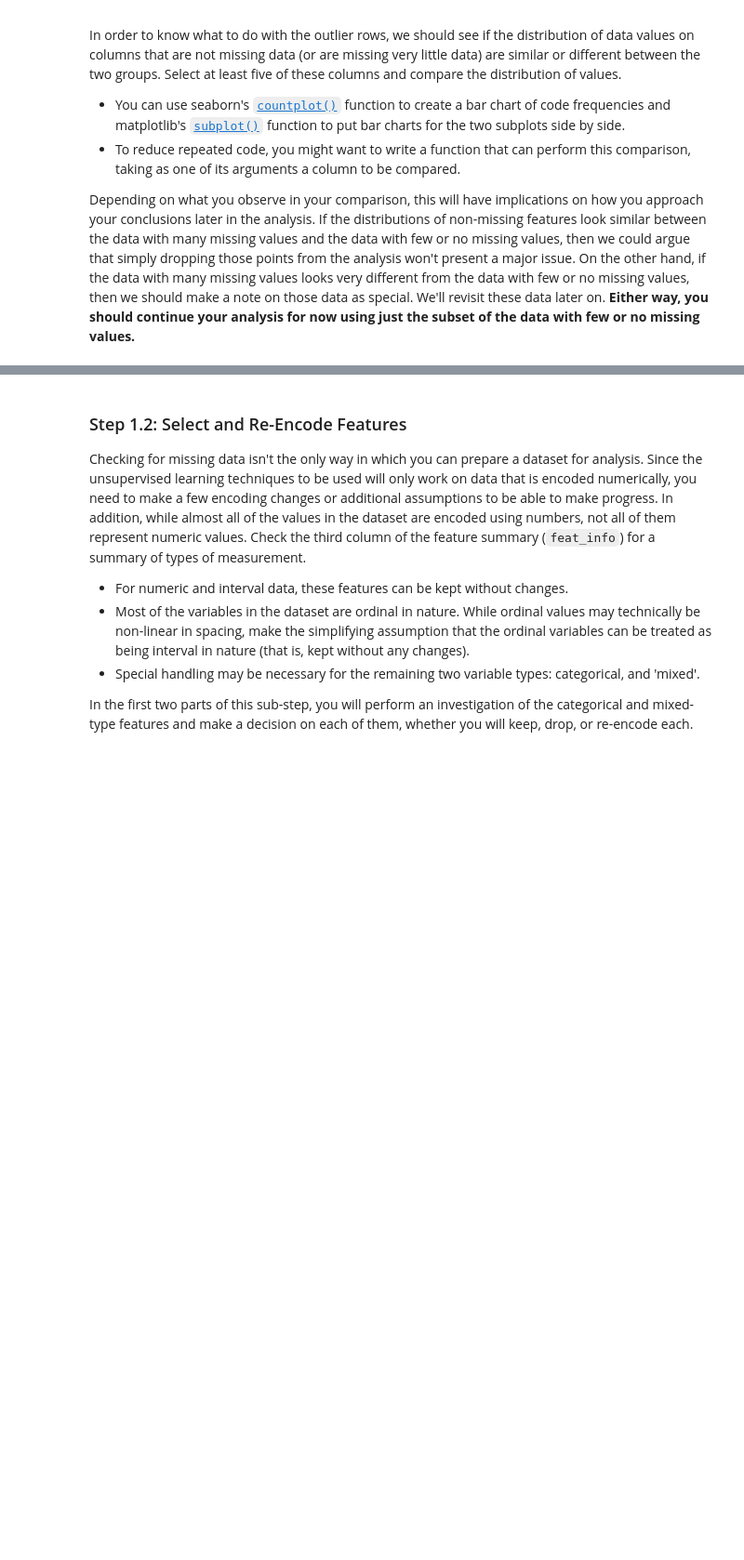
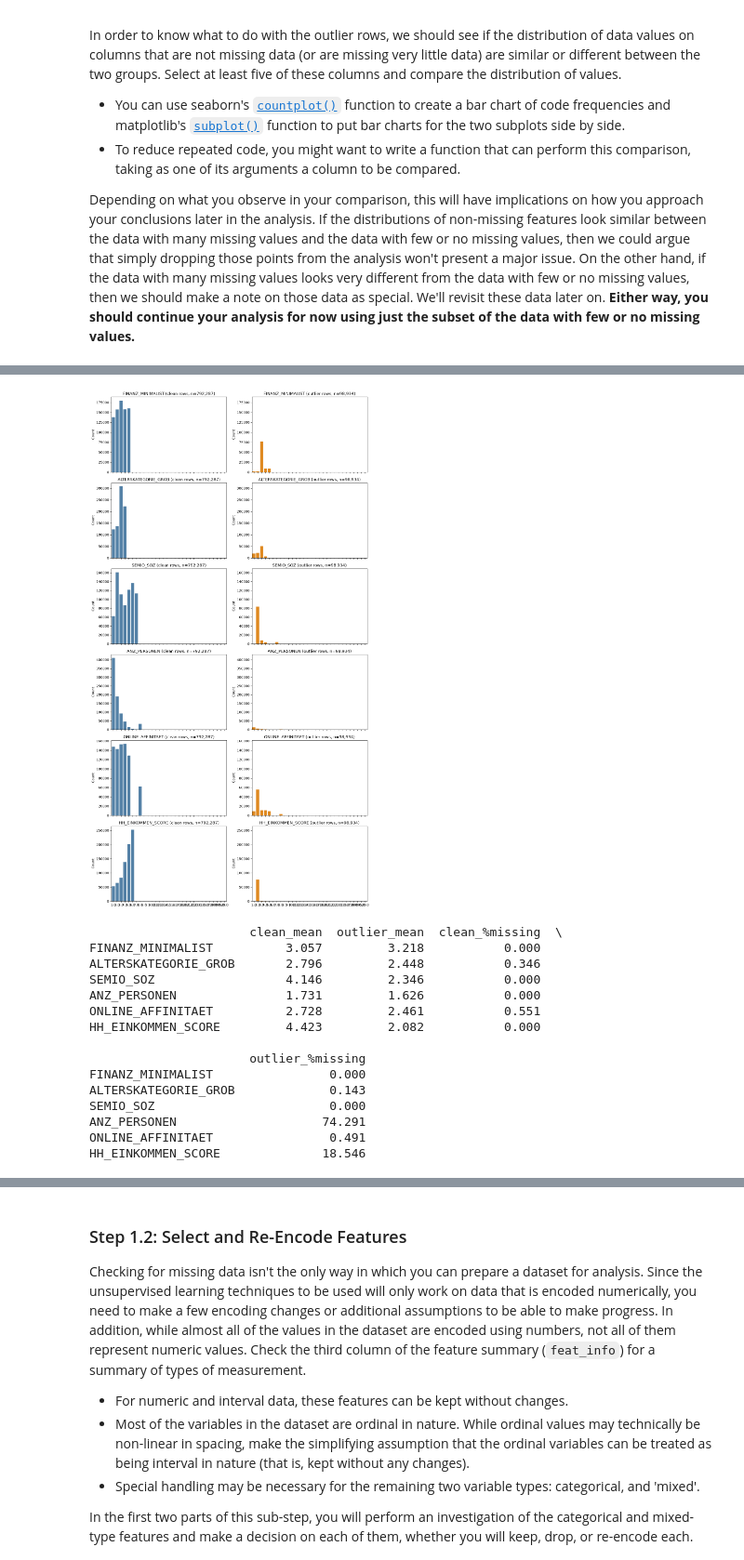
Before and after one commit to EduardoNicacio/Udacity_Introduction-to-ML-with-Pytorch_P3_Identify_Customer_Segments, a Jupyter notebook: Identify_Customer_Segments.ipynb, the cells around one changed output, grey strips where cells are left out. Shown at 93% size. Saved outputs shown, nothing was run; the diff lists cells and outputs as text; code cells hidden in the pictures; blank space fills up the shorter version.

```diff
--- a/Identify_Customer_Segments.ipynb
+++ b/Identify_Customer_Segments.ipynb
@@ -104,0 +291,51 @@ Depending on what you observe in your comparison, this will have implications on
+# %%
+# Compare the distribution of values for at least five columns where there are
+# no or few missing values, between the two subsets.
+compare_cols = ['FINANZ_MINIMALIST', 'ALTERSKATEGORIE_GROB', 'SEMIO_SOZ',
+                'ANZ_PERSONEN', 'ONLINE_AFFINITAET', 'HH_EINKOMMEN_SCORE']
+
+fig, axes = plt.subplots(len(compare_cols), 2, figsize=(12, 22), sharex=True)
+
+for row, col in enumerate(compare_cols):
+    sns.countplot(data=azdias_clean, x=col, ax=axes[row, 0], color='steelblue')
+    axes[row, 0].set_title('{} (clean rows, n={:,})'.format(col, azdias_clean.shape[0]))
+    axes[row, 0].set_xlabel('')
+    axes[row, 0].set_ylabel('Count')
+
+    sns.countplot(data=azdias_outliers, x=col, ax=axes[row, 1], color='darkorange')
+    axes[row, 1].set_title('{} (outlier rows, n={:,})'.format(col, azdias_outliers.shape[0]))
+    axes[row, 1].set_xlabel('')
+    axes[row, 1].set_ylabel('Count')
+
+    # share the y-scale so both magnitude and shape are comparable
+    ymax = max(axes[row, 0].get_ylim()[1], axes[row, 1].get_ylim()[1])
+    axes[row, 0].set_ylim(0, ymax)
+    axes[row, 1].set_ylim(0, ymax)
+
+plt.tight_layout()
+plt.show()
+
+# numeric summary to support the visual comparison
+summary = pd.DataFrame({
+    'clean_mean': azdias_clean[compare_cols].mean(),
+    'outlier_mean': azdias_outliers[compare_cols].mean(),
+    'clean_%missing': 100 * azdias_clean[compare_cols].isna().mean(),
+    'outlier_%missing': 100 * azdias_outliers[compare_cols].isna().mean()}).round(3)
+print(summary)
+# %% [output]
+[figure, added]
+                      clean_mean  outlier_mean  clean_%missing  \
+FINANZ_MINIMALIST          3.057         3.218           0.000
+ALTERSKATEGORIE_GROB       2.796         2.448           0.346
+SEMIO_SOZ                  4.146         2.346           0.000
+ANZ_PERSONEN               1.731         1.626           0.000
+ONLINE_AFFINITAET          2.728         2.461           0.551
+HH_EINKOMMEN_SCORE         4.423         2.082           0.000
+
+                      outlier_%missing
+FINANZ_MINIMALIST                0.000
+ALTERSKATEGORIE_GROB             0.143
+SEMIO_SOZ                        0.000
+ANZ_PERSONEN                    74.291
+ONLINE_AFFINITAET                0.491
+HH_EINKOMMEN_SCORE              18.546
```
Also changed, not shown: parts of 68 cells of this notebook, 2 other files.
